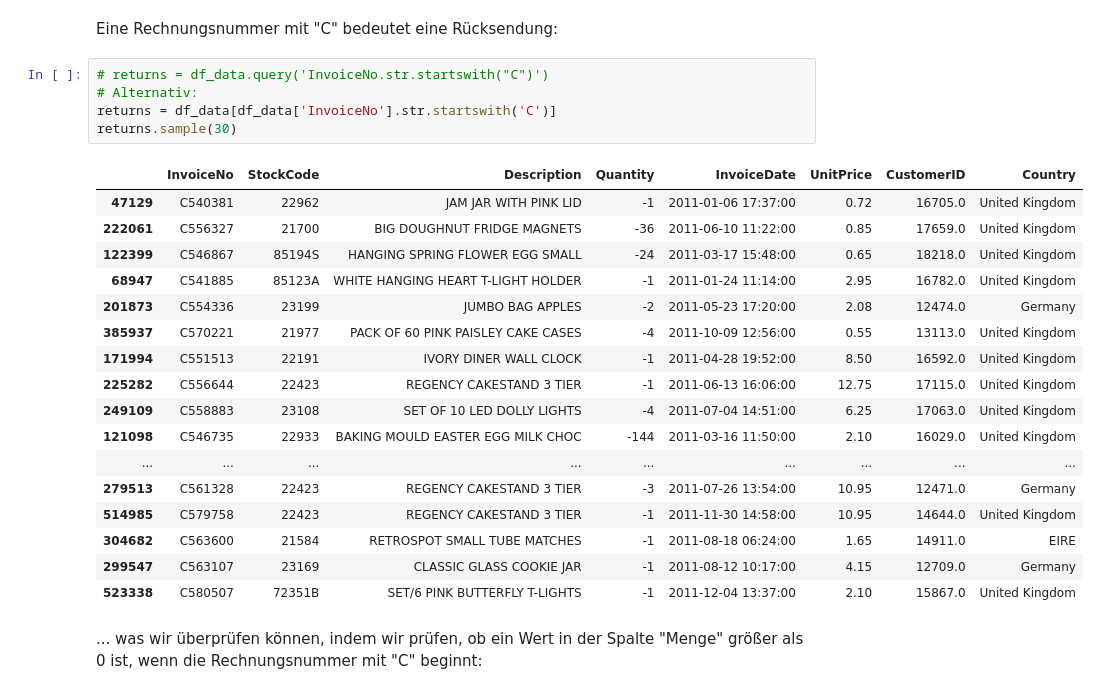
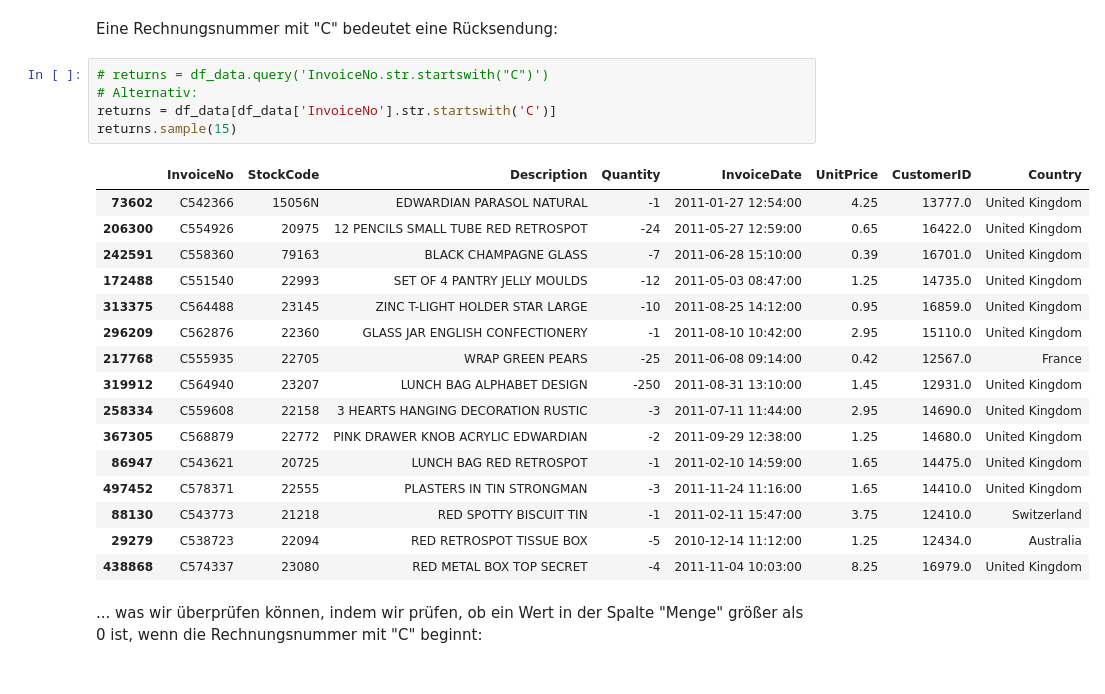
Before and after one commit to asw-analytics/LiL_Kurs, a Jupyter notebook: Customer_Segmentation.ipynb, the cells around one changed output. Drawn from its saved outputs; the diff is of its cells as text.

```diff
--- a/Customer_Segmentation.ipynb
+++ b/Customer_Segmentation.ipynb
@@ -754,26 +754,25 @@ Eine Rechnungsnummer mit "C" bedeutet eine Rücksendung:
 # %%
 # returns = df_data.query('InvoiceNo.str.startswith("C")')
 # Alternativ:
 returns = df_data[df_data['InvoiceNo'].str.startswith('C')]
-returns.sample(30)
+returns.sample(15)
 # %% [output]
 |  | InvoiceNo | StockCode | Description | Quantity | InvoiceDate | UnitPrice | CustomerID | Country |
-| 47129 | C540381 | 22962 | JAM JAR WITH PINK LID | -1 | 2011-01-06 17:37:00 | 0.72 | 16705.0 | United Kingdom |
-| 222061 | C556327 | 21700 | BIG DOUGHNUT FRIDGE MAGNETS | -36 | 2011-06-10 11:22:00 | 0.85 | 17659.0 | United Kingdom |
-| 122399 | C546867 | 85194S | HANGING SPRING FLOWER EGG SMALL | -24 | 2011-03-17 15:48:00 | 0.65 | 18218.0 | United Kingdom |
-| 68947 | C541885 | 85123A | WHITE HANGING HEART T-LIGHT HOLDER | -1 | 2011-01-24 11:14:00 | 2.95 | 16782.0 | United Kingdom |
-| 201873 | C554336 | 23199 | JUMBO BAG APPLES | -2 | 2011-05-23 17:20:00 | 2.08 | 12474.0 | Germany |
-| 385937 | C570221 | 21977 | PACK OF 60 PINK PAISLEY CAKE CASES | -4 | 2011-10-09 12:56:00 | 0.55 | 13113.0 | United Kingdom |
-| 171994 | C551513 | 22191 | IVORY DINER WALL CLOCK | -1 | 2011-04-28 19:52:00 | 8.50 | 16592.0 | United Kingdom |
-| 225282 | C556644 | 22423 | REGENCY CAKESTAND 3 TIER | -1 | 2011-06-13 16:06:00 | 12.75 | 17115.0 | United Kingdom |
-| 249109 | C558883 | 23108 | SET OF 10 LED DOLLY LIGHTS | -4 | 2011-07-04 14:51:00 | 6.25 | 17063.0 | United Kingdom |
-| 121098 | C546735 | 22933 | BAKING MOULD EASTER EGG MILK CHOC | -144 | 2011-03-16 11:50:00 | 2.10 | 16029.0 | United Kingdom |
-| ... | ... | ... | ... | ... | ... | ... | ... | ... |
-| 279513 | C561328 | 22423 | REGENCY CAKESTAND 3 TIER | -3 | 2011-07-26 13:54:00 | 10.95 | 12471.0 | Germany |
-| 514985 | C579758 | 22423 | REGENCY CAKESTAND 3 TIER | -1 | 2011-11-30 14:58:00 | 10.95 | 14644.0 | United Kingdom |
-| 304682 | C563600 | 21584 | RETROSPOT SMALL TUBE MATCHES | -1 | 2011-08-18 06:24:00 | 1.65 | 14911.0 | EIRE |
-| 299547 | C563107 | 23169 | CLASSIC GLASS COOKIE JAR | -1 | 2011-08-12 10:17:00 | 4.15 | 12709.0 | Germany |
-| 523338 | C580507 | 72351B | SET/6 PINK BUTTERFLY T-LIGHTS | -1 | 2011-12-04 13:37:00 | 2.10 | 15867.0 | United Kingdom |
+| 73602 | C542366 | 15056N | EDWARDIAN PARASOL NATURAL | -1 | 2011-01-27 12:54:00 | 4.25 | 13777.0 | United Kingdom |
+| 206300 | C554926 | 20975 | 12 PENCILS SMALL TUBE RED RETROSPOT | -24 | 2011-05-27 12:59:00 | 0.65 | 16422.0 | United Kingdom |
+| 242591 | C558360 | 79163 | BLACK CHAMPAGNE GLASS | -7 | 2011-06-28 15:10:00 | 0.39 | 16701.0 | United Kingdom |
+| 172488 | C551540 | 22993 | SET OF 4 PANTRY JELLY MOULDS | -12 | 2011-05-03 08:47:00 | 1.25 | 14735.0 | United Kingdom |
+| 313375 | C564488 | 23145 | ZINC T-LIGHT HOLDER STAR LARGE | -10 | 2011-08-25 14:12:00 | 0.95 | 16859.0 | United Kingdom |
+| 296209 | C562876 | 22360 | GLASS JAR ENGLISH CONFECTIONERY | -1 | 2011-08-10 10:42:00 | 2.95 | 15110.0 | United Kingdom |
+| 217768 | C555935 | 22705 | WRAP GREEN PEARS | -25 | 2011-06-08 09:14:00 | 0.42 | 12567.0 | France |
+| 319912 | C564940 | 23207 | LUNCH BAG ALPHABET DESIGN | -250 | 2011-08-31 13:10:00 | 1.45 | 12931.0 | United Kingdom |
+| 258334 | C559608 | 22158 | 3 HEARTS HANGING DECORATION RUSTIC | -3 | 2011-07-11 11:44:00 | 2.95 | 14690.0 | United Kingdom |
+| 367305 | C568879 | 22772 | PINK DRAWER KNOB ACRYLIC EDWARDIAN | -2 | 2011-09-29 12:38:00 | 1.25 | 14680.0 | United Kingdom |
+| 86947 | C543621 | 20725 | LUNCH BAG RED RETROSPOT | -1 | 2011-02-10 14:59:00 | 1.65 | 14475.0 | United Kingdom |
+| 497452 | C578371 | 22555 | PLASTERS IN TIN STRONGMAN | -3 | 2011-11-24 11:16:00 | 1.65 | 14410.0 | United Kingdom |
+| 88130 | C543773 | 21218 | RED SPOTTY BISCUIT TIN | -1 | 2011-02-11 15:47:00 | 3.75 | 12410.0 | Switzerland |
+| 29279 | C538723 | 22094 | RED RETROSPOT TISSUE BOX | -5 | 2010-12-14 11:12:00 | 1.25 | 12434.0 | Australia |
+| 438868 | C574337 | 23080 | RED METAL BOX TOP SECRET | -4 | 2011-11-04 10:03:00 | 8.25 | 16979.0 | United Kingdom |
 # %% [markdown]
 ... was wir überprüfen können, indem wir prüfen, ob ein Wert in der Spalte "Menge" größer als 0 ist, wenn die Rechnungsnummer mit "C" beginnt:
 # %%
```
Also changed, not shown: parts of 6 cells of this notebook.
